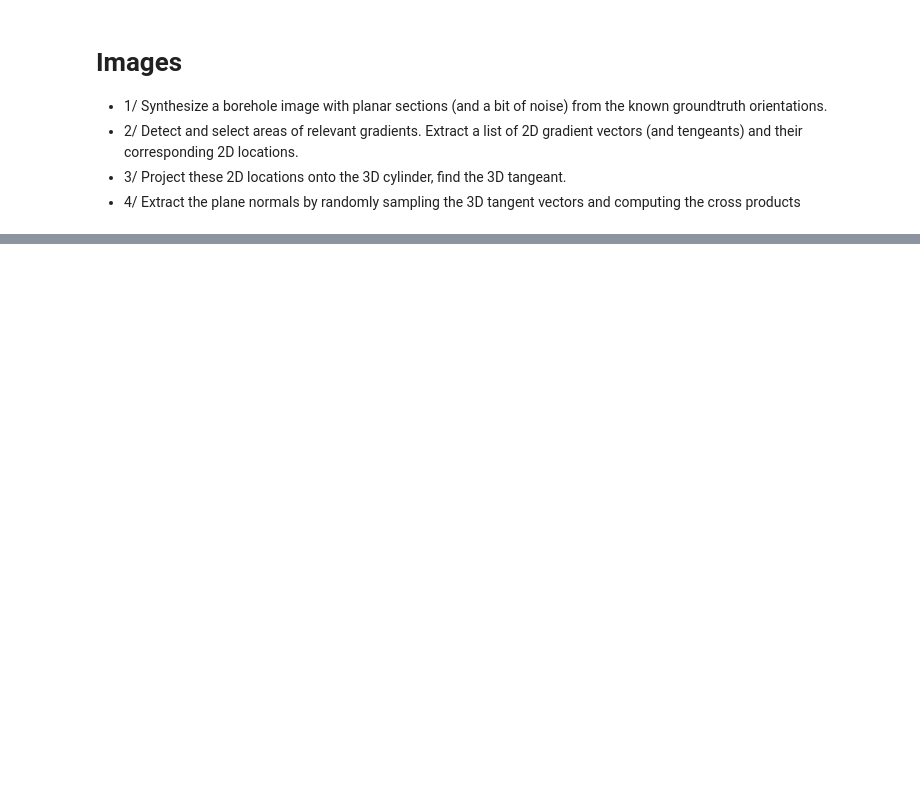
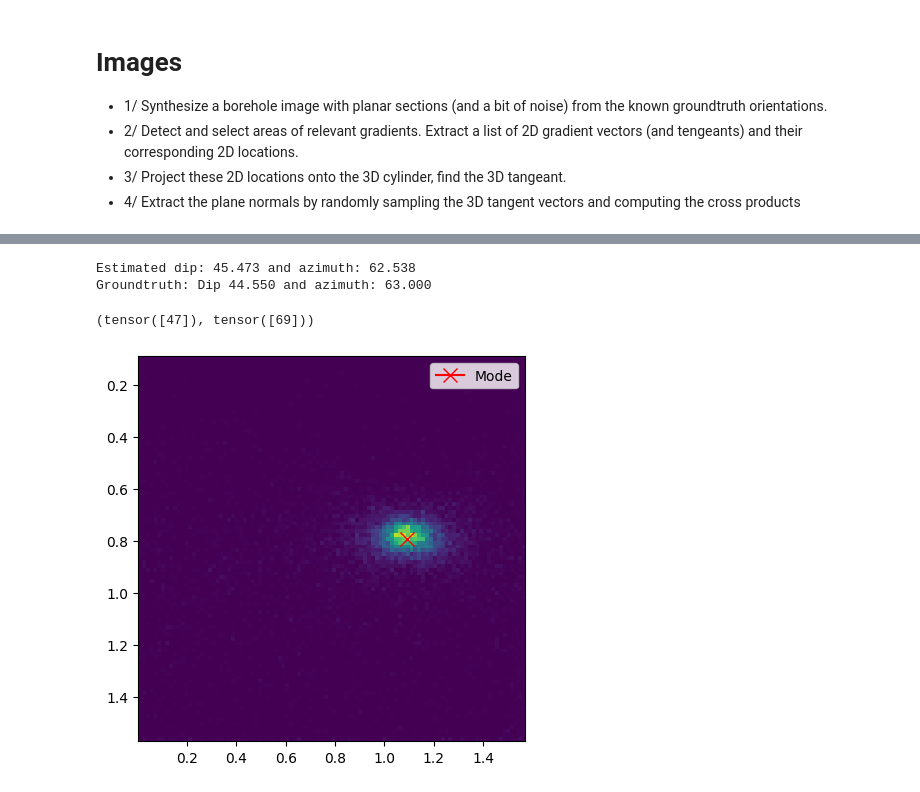
Before and after one commit to balthazarneveu/geosciences, a Jupyter notebook: TP_4/planes_synthesis.ipynb, the cells around one changed output, grey strips where cells are left out. Saved outputs shown, nothing was run; the diff lists cells and outputs as text; code cells hidden in the pictures; blank space fills up the shorter version.

Commit message:
#4 TP-4 estimate dip and azimuth from histogram

```diff
--- a/TP_4/planes_synthesis.ipynb
+++ b/TP_4/planes_synthesis.ipynb
@@ -155,6 +187,61 @@ for idx in range(azi_list.shape[1]):
 tangents_3d = torch.stack(tangents_3d, dim=0).unsqueeze(0)
 # %%
 cross_product_estimated, cross_product_norm_estim = get_cross_products(tangents_3d, num_points=10000)
+# %%
+dip_az_estim = normal_vector_to_angles(cross_product_estimated)
+dip_az_estim[..., 1] = dip_az_estim[..., 1] % (np.pi/2)
+# %%
+histo, bin_edges  = torch.histogramdd(dip_az_estim.squeeze(0), bins = [100, 100])
+maxi = torch.max(histo)
+amax_mode = torch.where(histo == maxi)
+# Calculate the midpoint of the bins for plotting
+x_mid = (bin_edges[1][amax_mode[1]+1] + bin_edges[1][amax_mode[1]]) / 2.0
+y_mid = (bin_edges[0][amax_mode[0]+1] + bin_edges[0][amax_mode[0]]) / 2.0
+
+best_dip = y_mid[0]
+best_azimuth = x_mid[0]
+print(f"Estimated dip: {np.rad2deg(best_dip):.3f}° and azimuth: {np.rad2deg(best_azimuth):.3f}°")
+print(f"Groundtruth: Dip {np.rad2deg(plane_angle[0, 0]):.3f}° and azimuth: {np.rad2deg(plane_angle[0, 1]):.3f}°")
+# %% [output]
+Estimated dip: 45.473 and azimuth: 62.538
+Groundtruth: Dip 44.550 and azimuth: 63.000
+# %%
+# plt.figure(figsize=(5, 5))
+# maxi = torch.max(histo)
+# amax_mode = torch.where(histo == maxi)
+# print(amax_mode)
+# plt.imshow(histo)
+# plt.plot(
+#     amax_mode[1],
+#     amax_mode[0],
+#     marker="x", color="red", markersize=10, label="Mode")
+# plt.show()
+
+plt.figure(figsize=(5, 5))
+
+print(amax_mode)
+
+
+plt.imshow(
+    histo,
+    extent=[
+        bin_edges[1][0], bin_edges[1][-1],
+        bin_edges[0][-1], bin_edges[0][0],
+    ],
+    aspect='auto')
+
+# Corrected plot command
+plt.plot(
+    x_mid,
+    y_mid,
+    marker="x", color="red", markersize=10, label="Mode")
+
+plt.title(f'')
+plt.legend()
+plt.show()
+# %% [output]
+(tensor([47]), tensor([69]))
+[figure, added]
 # %%
 dip_az_estim = normal_vector_to_angles(cross_product_estimated)
 for batch_idx in range(plane_angle.shape[0]):
```
Also changed, not shown: parts of 14 cells of this notebook.
